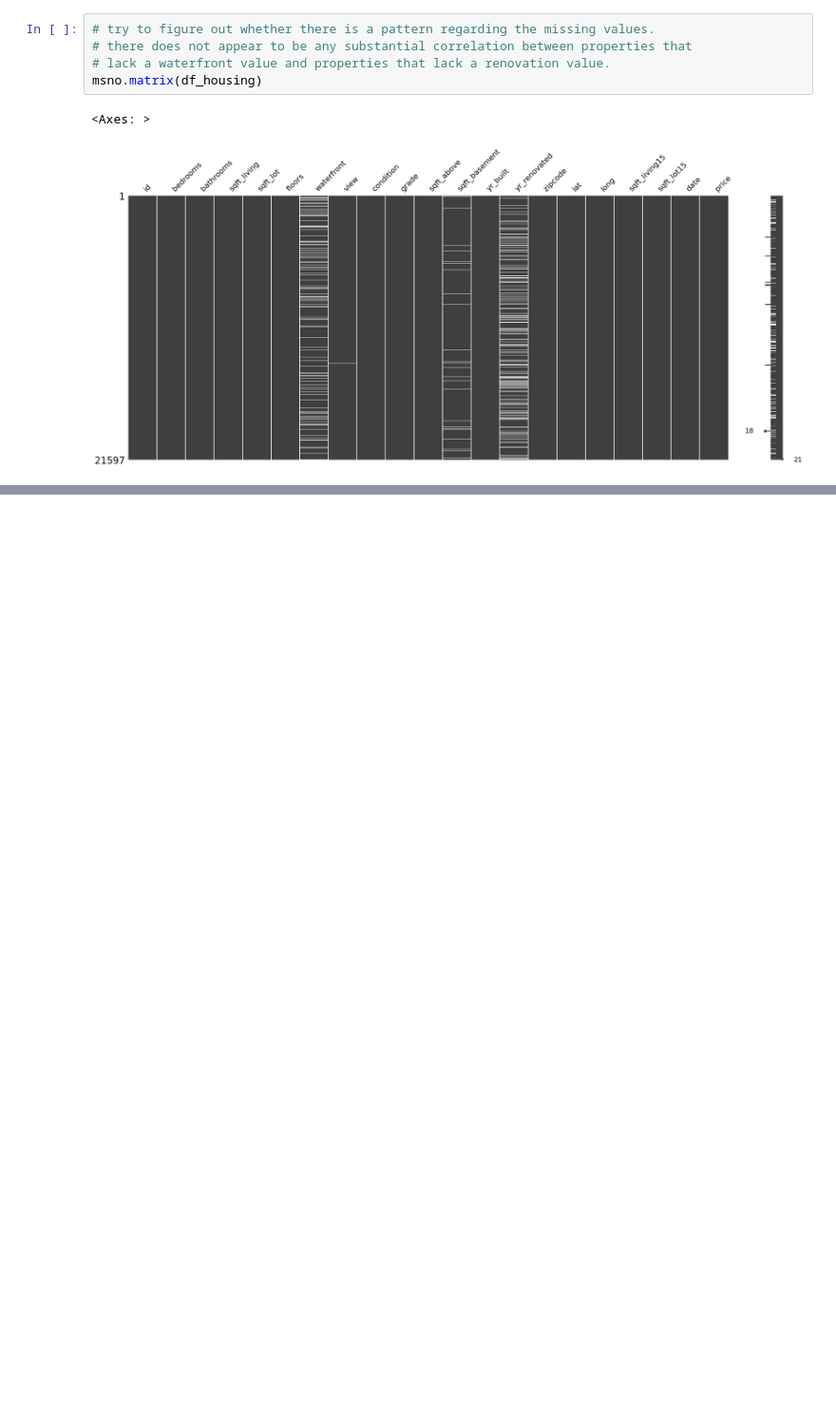
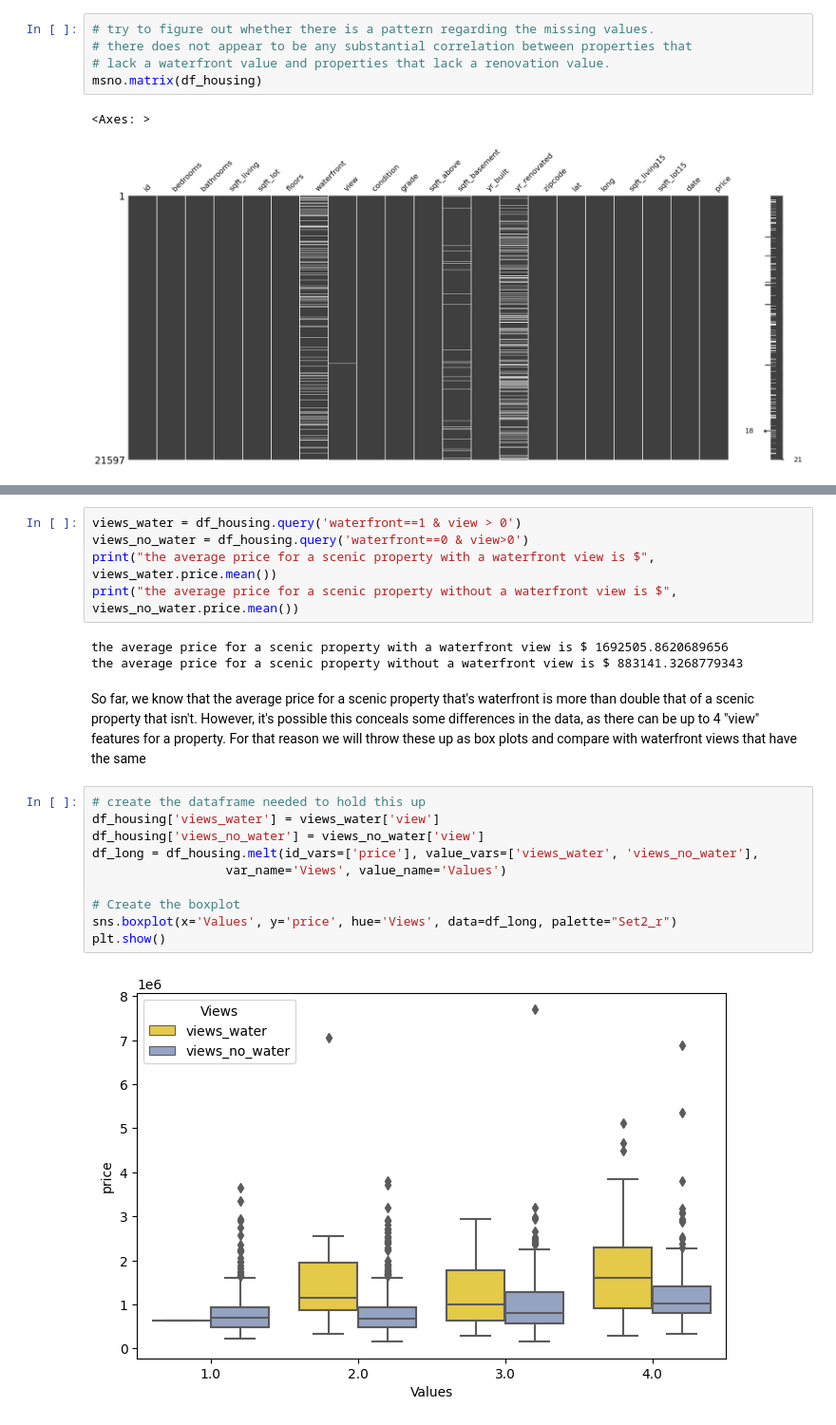
Before and after one commit to Toukant/eda-housing-data, a Jupyter notebook: Project_Playing.ipynb, the cells around one changed output, grey strips where cells are left out. Shown at 95% size. Saved outputs shown, nothing was run; the diff lists cells and outputs as text; blank space fills up the shorter version.

```diff
--- a/Project_Playing.ipynb
+++ b/Project_Playing.ipynb
@@ -137,0 +193,22 @@ msno.matrix(df_housing)
+# %%
+views_water = df_housing.query('waterfront==1 & view > 0')
+views_no_water = df_housing.query('waterfront==0 & view>0')
+print("the average price for a scenic property with a waterfront view is $", views_water.price.mean())
+print("the average price for a scenic property without a waterfront view is $", views_no_water.price.mean())
+# %% [output]
+the average price for a scenic property with a waterfront view is $ 1692505.8620689656
+the average price for a scenic property without a waterfront view is $ 883141.3268779343
+# %% [markdown]
+So far, we know that the average price for a scenic property that's waterfront is more than double that of a scenic property that isn't. However, it's possible this conceals some differences in the data, as there can be up to 4 "view" features for a property. For that reason we will throw these up as box plots and compare with waterfront views that have the same
+# %%
+# create the dataframe needed to hold this up
+df_housing['views_water'] = views_water['view']
+df_housing['views_no_water'] = views_no_water['view']
+df_long = df_housing.melt(id_vars=['price'], value_vars=['views_water', 'views_no_water'],
+                  var_name='Views', value_name='Values')
+
+# Create the boxplot
+sns.boxplot(x='Values', y='price', hue='Views', data=df_long, palette="Set2_r")
+plt.show()
+# %% [output]
+[figure, added]
```
Also changed, not shown: parts of 39 cells of this notebook, 4 other files.
